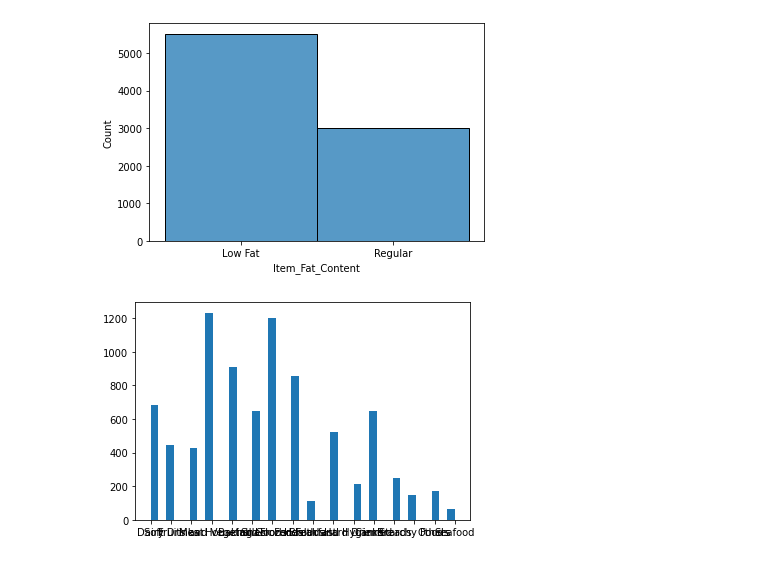
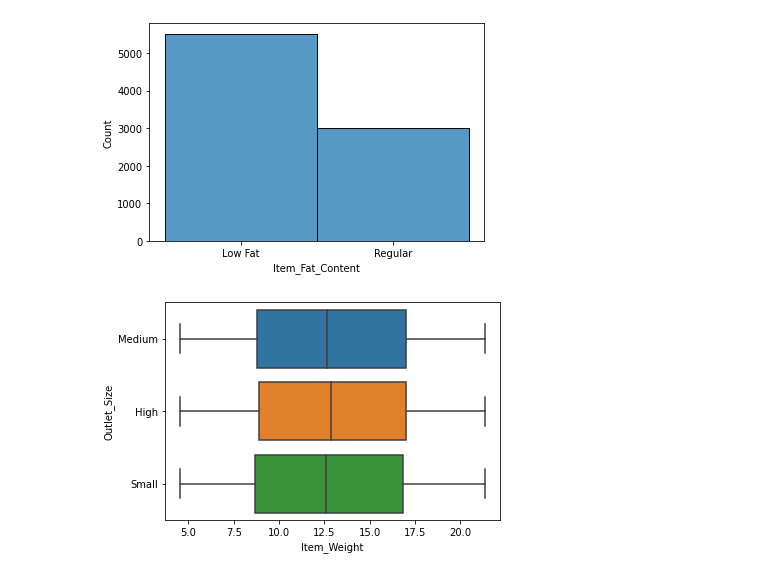
Before and after one commit to mmcasares/Food-Sales-Predictions, a Jupyter notebook: Food_Sales_Predictions_Migael_Moran.ipynb, the cells around one changed output. Drawn from its saved outputs; the diff is of its cells as text; code cells hidden in the pictures.

```diff
--- a/Food_Sales_Predictions_Migael_Moran.ipynb
+++ b/Food_Sales_Predictions_Migael_Moran.ipynb
@@ -235,7 +235,8 @@ dtype: int64
 sns.histplot(data=df, x='Item_Fat_Content');
 # %% [output]
 [figure]
-# %%
-df['Item_Type'].hist(bins='auto', grid=False);
-# %% [output]
-[figure, removed]
+# %%
+#BoxPlot using Seaborn
+sns.boxplot(x='Item_Weight', y='Outlet_Size',data=df);
+# %% [output]
+[figure, added]
```
Also changed, not shown: parts of 2 cells of this notebook.
